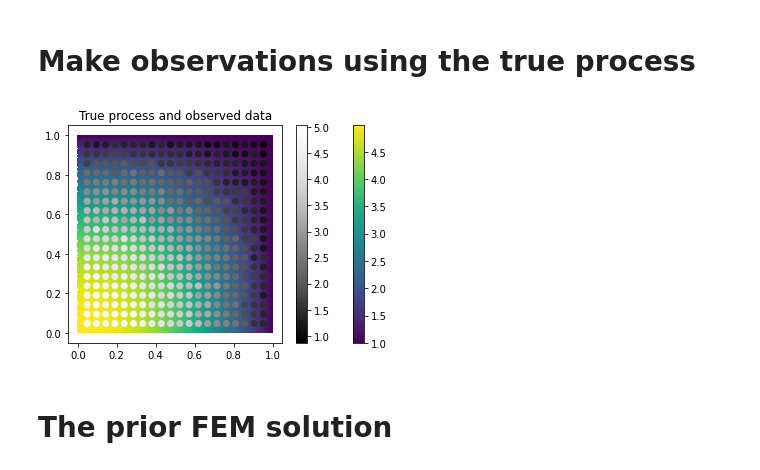
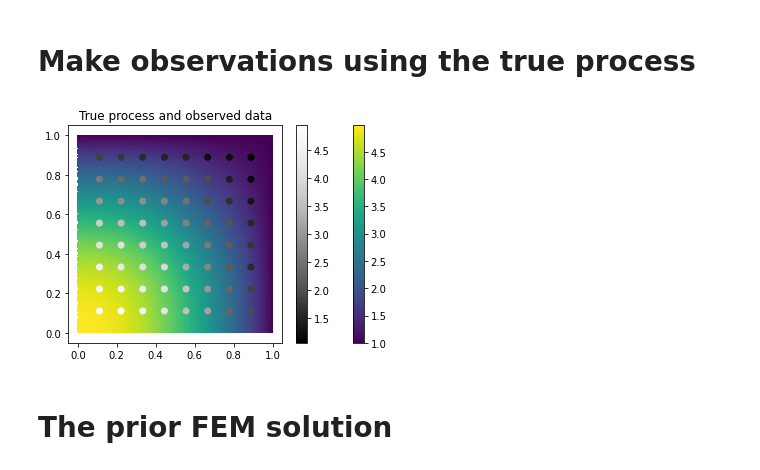
Before and after one commit to jp2011/stat-fem, a Jupyter notebook: notebooks/Poisson equation - misspecified forcing function.ipynb, the cells around one changed output. Saved outputs shown, nothing was run; the diff lists cells and outputs as text; code cells hidden in the pictures.

```diff
--- a/notebooks/Poisson equation - misspecified forcing function.ipynb
+++ b/notebooks/Poisson equation - misspecified forcing function.ipynb
@@ -33,7 +33,7 @@ import matplotlib.pyplot as plt
 
 import os
 from pathlib import Path
-fig_path = Path.home() / 'Dropbox' / 'phd' / 'projects' / 'stat-fem' / 'meeting-notes' / '2020-04-20-images'
+fig_path = Path.home() / 'Dropbox' / 'phd' / 'projects' / 'stat-fem' / 'meeting-notes'
 # %% [markdown]
 Make the mesh and necessary Firedrake objects to express the problem in the variational form. The mesh is 100 points by 100 points.
 # %%
@@ -79,31 +79,31 @@ Define observation locations (a grid)
 # %%
 sigma_y = 0.1 # the nugget (measurement noise)
 
-datagrid = 20
+datagrid = 8
 ndata = datagrid**2
 x_data = np.zeros((ndata , 2))
 
 count = 0
 for i in range(datagrid):
     for j in range(datagrid):
         x_data[count, 0] = float(i + 1) / float(datagrid + 1)
         x_data[count, 1] = float(j + 1) / float(datagrid + 1)
         count += 1
 
 
 interp_matrix = stat_fem.InterpolationMatrix.InterpolationMatrix(V, x_data)
 y = interp_matrix.interp_mesh_to_data(true_u.vector()) + np.random.normal(scale=sigma_y, size=ndata)
 
 plt.tripcolor(mesh.coordinates.vector().dat.data[:, 0],
               mesh.coordinates.vector().dat.data[:, 1],
               true_u.vector().dat.data)
 plt.colorbar()
 plt.scatter(x_data[:, 0], x_data[:, 1], c=y, cmap="Greys_r")
 plt.colorbar()
 plt.title("True process and observed data")
 plt.savefig(fig_path / 'true-process-with-one-observation.png')
 # %% [output]
-[figure, old version]
+[figure, new version]
 # %% [markdown]
 # The prior FEM solution
 # %% [markdown]
```
Also changed, not shown: parts of 7 cells of this notebook.
